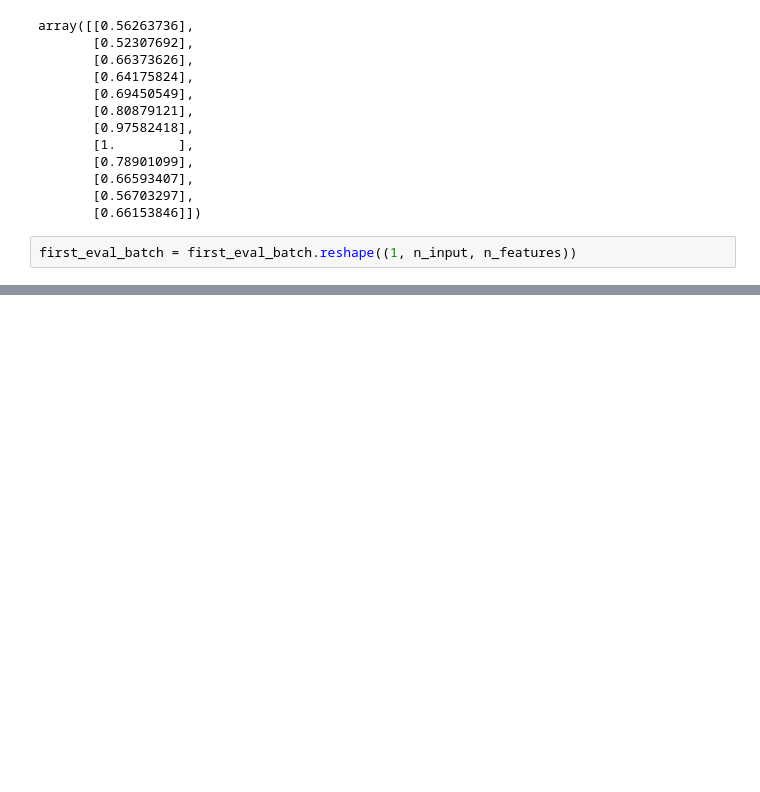
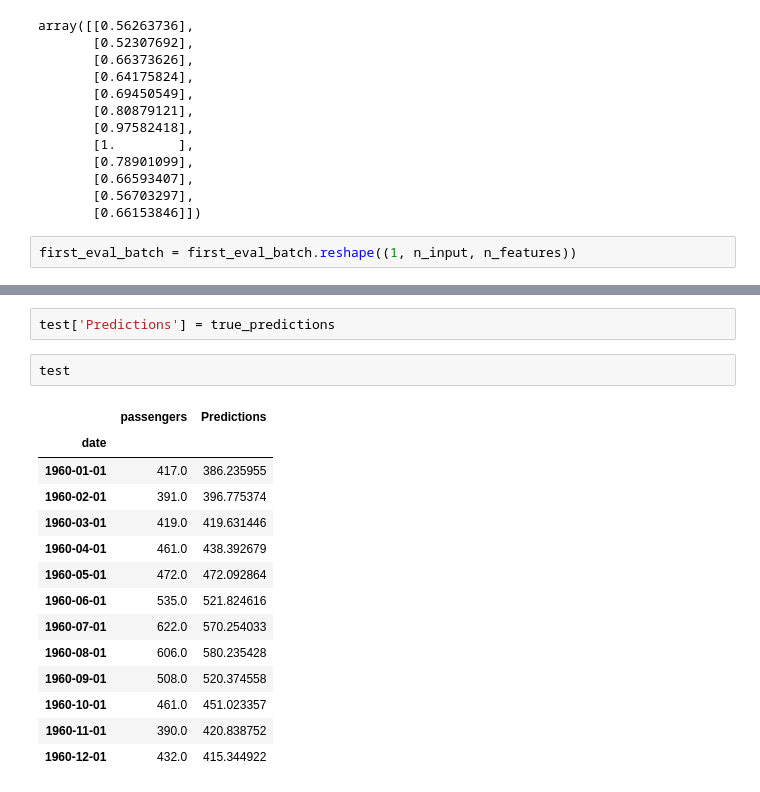
Before and after one commit to sailajak2003/TimeSeries, a Jupyter notebook: airline_pssg.ipynb, the cells around one changed output, grey strips where cells are left out. Drawn from its saved outputs; the diff is of its cells as text; blank space fills up the shorter version.

```diff
--- a/airline_pssg.ipynb
+++ b/airline_pssg.ipynb
@@ -480,0 +569,19 @@ first_eval_batch = first_eval_batch.reshape((1, n_input, n_features))
+# %%
+test['Predictions'] = true_predictions
+# %%
+test
+# %% [output]
+|  | passengers | Predictions |
+| date |  |  |
+| 1960-01-01 | 417.0 | 386.235955 |
+| 1960-02-01 | 391.0 | 396.775374 |
+| 1960-03-01 | 419.0 | 419.631446 |
+| 1960-04-01 | 461.0 | 438.392679 |
+| 1960-05-01 | 472.0 | 472.092864 |
+| 1960-06-01 | 535.0 | 521.824616 |
+| 1960-07-01 | 622.0 | 570.254033 |
+| 1960-08-01 | 606.0 | 580.235428 |
+| 1960-09-01 | 508.0 | 520.374558 |
+| 1960-10-01 | 461.0 | 451.023357 |
+| 1960-11-01 | 390.0 | 420.838752 |
+| 1960-12-01 | 432.0 | 415.344922 |
```
Also changed, not shown: parts of 9 cells of this notebook.
